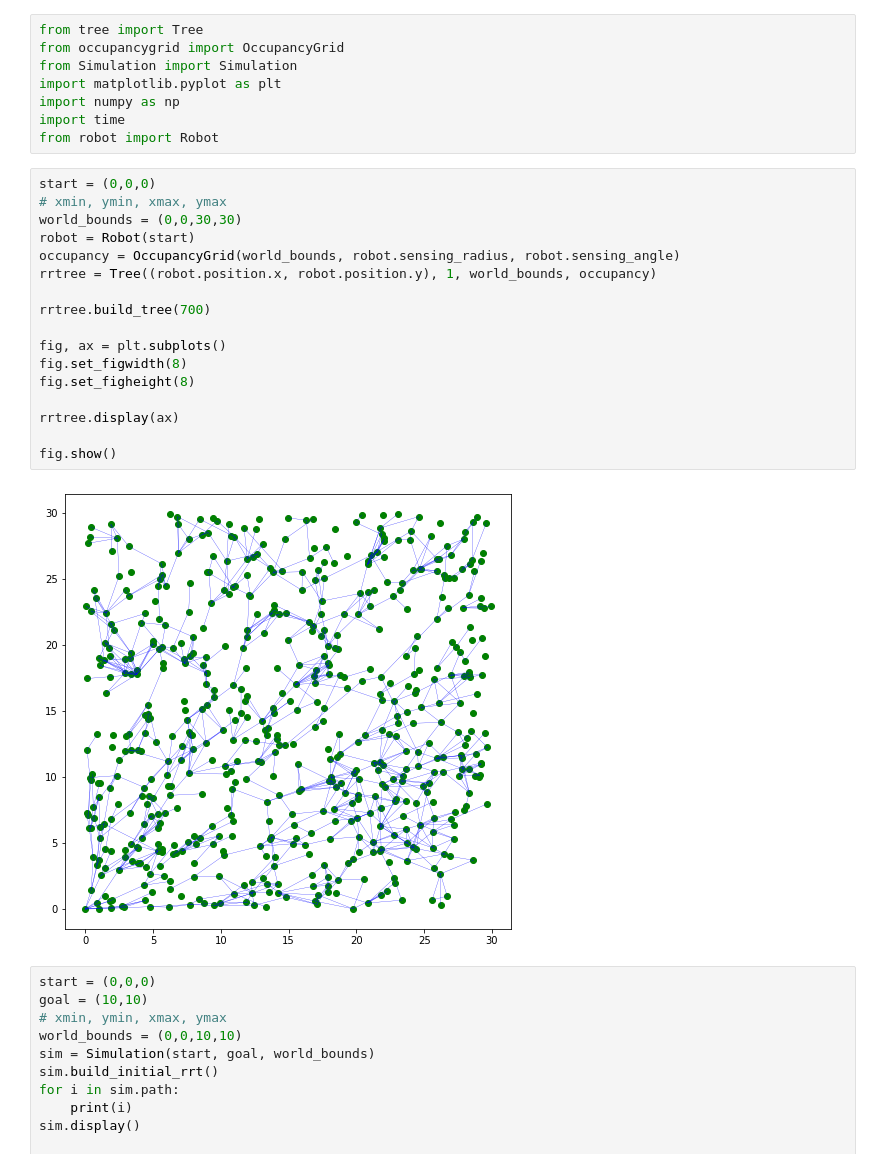
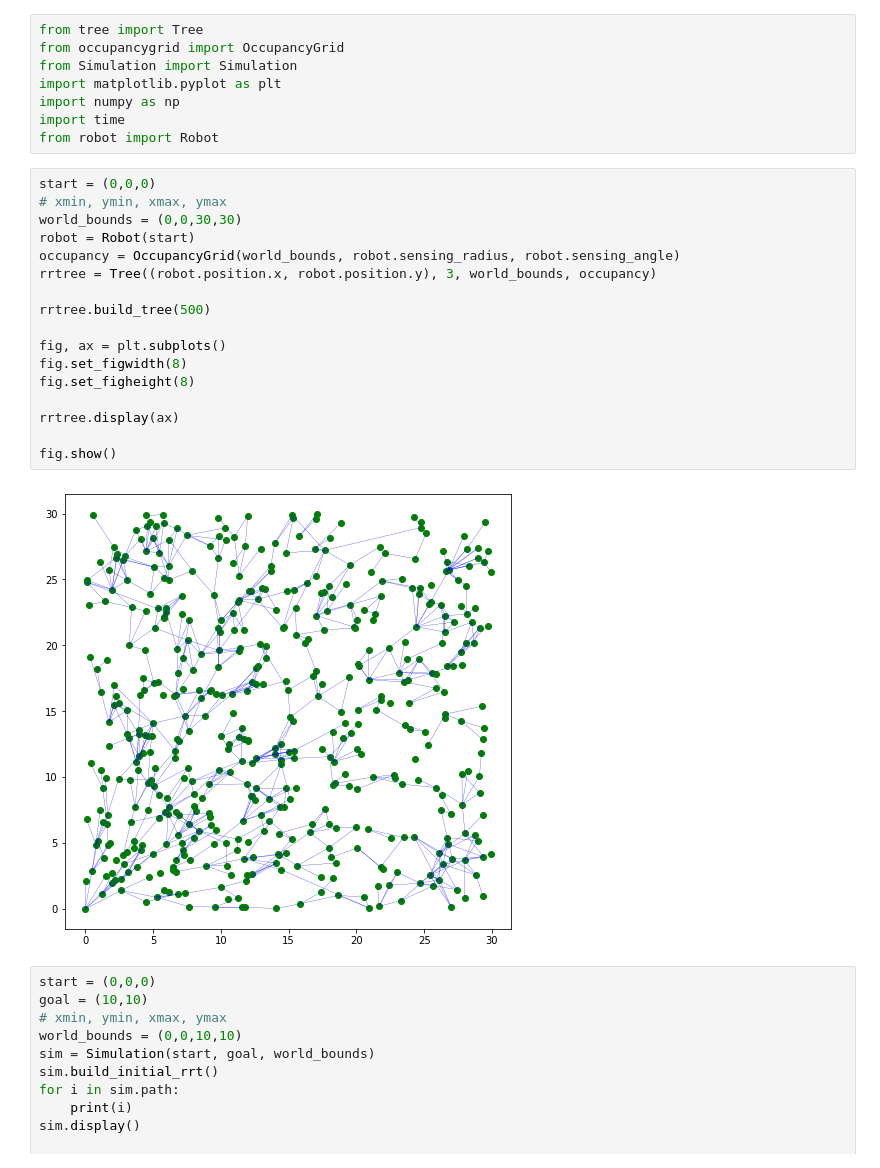
Before and after one commit to GitHubNoskcaj211/Path-Planning-V1, a Jupyter notebook: simulation.ipynb, the cells around one changed output. Saved outputs shown, nothing was run; the diff lists cells and outputs as text.

```diff
--- a/simulation.ipynb
+++ b/simulation.ipynb
@@ -9,22 +9,22 @@ from robot import Robot
 # %%
 start = (0,0,0)
 # xmin, ymin, xmax, ymax
 world_bounds = (0,0,30,30)
 robot = Robot(start)
 occupancy = OccupancyGrid(world_bounds, robot.sensing_radius, robot.sensing_angle)
-rrtree = Tree((robot.position.x, robot.position.y), 1, world_bounds, occupancy)
+rrtree = Tree((robot.position.x, robot.position.y), 3, world_bounds, occupancy)
 
-rrtree.build_tree(700)
+rrtree.build_tree(500)
 
 fig, ax = plt.subplots()
 fig.set_figwidth(8)
 fig.set_figheight(8)
 
 rrtree.display(ax)
 
 fig.show()
 # %% [output]
-[figure, old version]
+[figure, new version]
 # %%
 start = (0,0,0)
 goal = (10,10)
```
